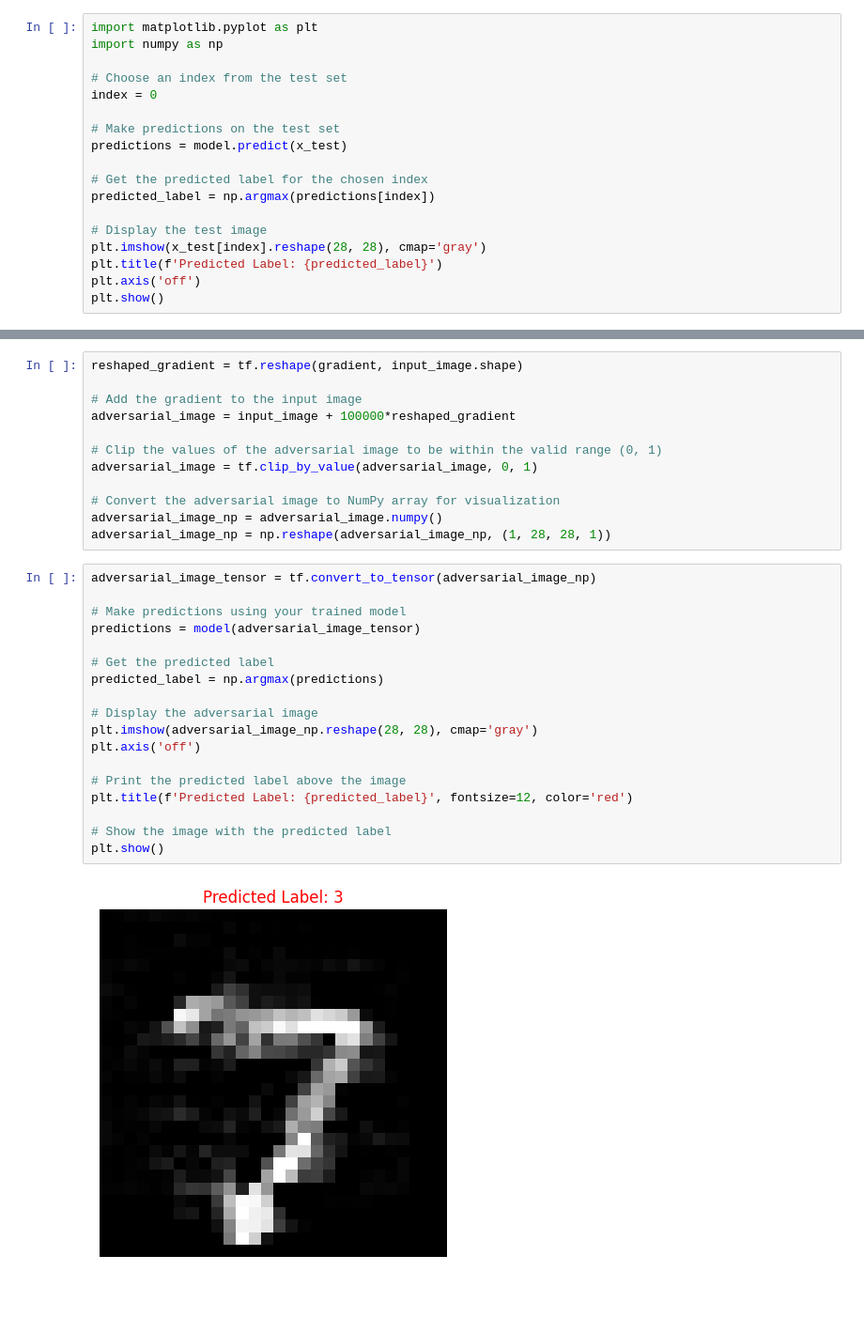
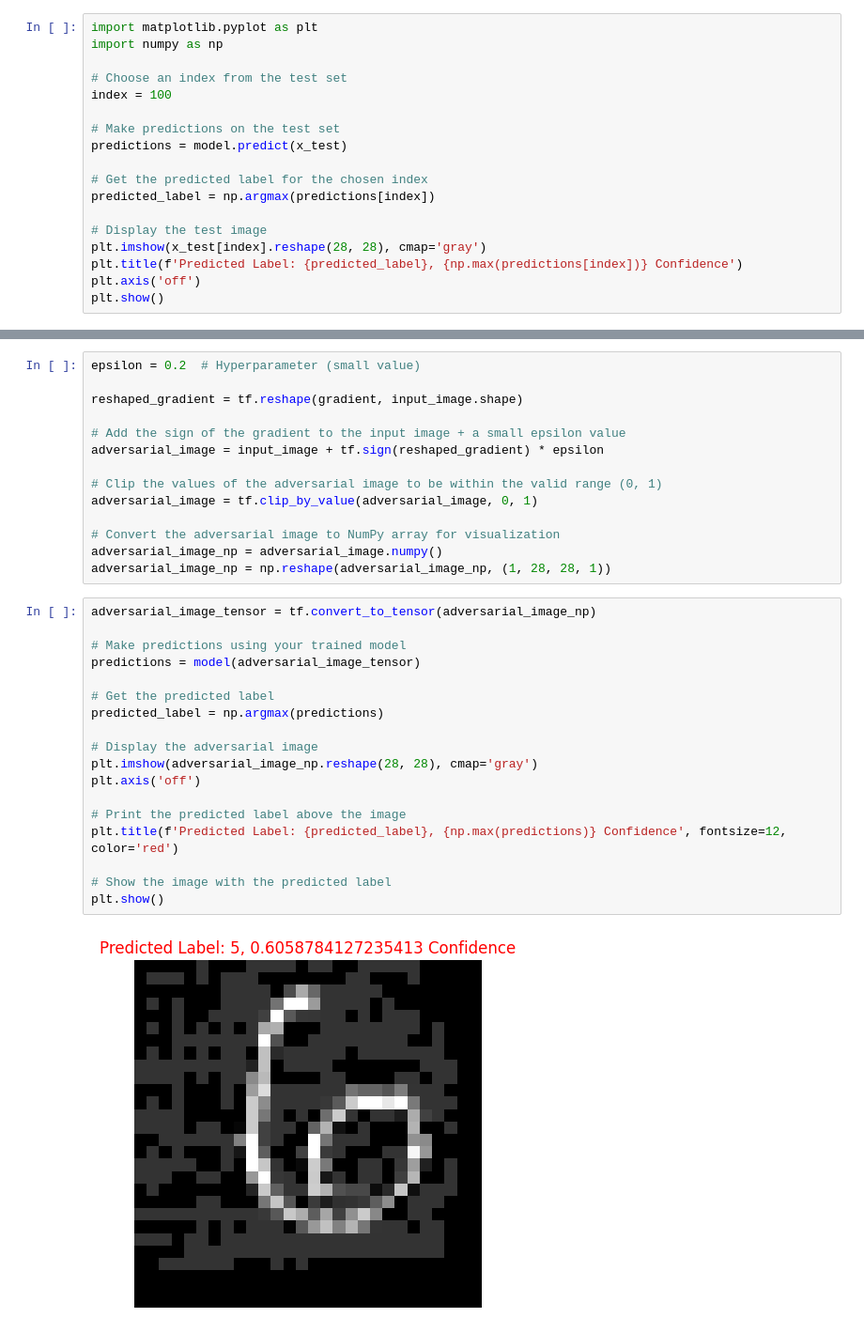
Before and after one commit to pachyvictor/cnn_project, a Jupyter notebook: project.ipynb, the cells around one changed output, grey strips where cells are left out. Shown: that part at 94% size. Saved outputs shown, nothing was run; the diff lists cells and outputs as text; blank space fills up the shorter version.

```diff
--- a/project.ipynb
+++ b/project.ipynb
@@ -51,7 +51,7 @@ import matplotlib.pyplot as plt
 import numpy as np
 
 # Choose an index from the test set
-index = 0
+index = 100
 
 # Make predictions on the test set
 predictions = model.predict(x_test)
@@ -61,7 +61,7 @@ predicted_label = np.argmax(predictions[index])
 
 # Display the test image
 plt.imshow(x_test[index].reshape(28, 28), cmap='gray')
-plt.title(f'Predicted Label: {predicted_label}')
+plt.title(f'Predicted Label: {predicted_label}, {np.max(predictions[index])} Confidence')
 plt.axis('off')
 plt.show()
 # %% [output]
@@ -117,8 +116,10 @@ plt.show()
 # %%
+epsilon = 0.2  # Hyperparameter (small value)
+
 reshaped_gradient = tf.reshape(gradient, input_image.shape)
 
-# Add the gradient to the input image
-adversarial_image = input_image + 100000*reshaped_gradient
+# Add the sign of the gradient to the input image + a small epsilon value
+adversarial_image = input_image + tf.sign(reshaped_gradient) * epsilon
 
 # Clip the values of the adversarial image to be within the valid range (0, 1)
 adversarial_image = tf.clip_by_value(adversarial_image, 0, 1)
@@ -129,20 +130,20 @@ adversarial_image_np = np.reshape(adversarial_image_np, (1, 28, 28, 1))
 # %%
 adversarial_image_tensor = tf.convert_to_tensor(adversarial_image_np)
 
 # Make predictions using your trained model
 predictions = model(adversarial_image_tensor)
 
 # Get the predicted label
 predicted_label = np.argmax(predictions)
 
 # Display the adversarial image
 plt.imshow(adversarial_image_np.reshape(28, 28), cmap='gray')
 plt.axis('off')
 
 # Print the predicted label above the image
-plt.title(f'Predicted Label: {predicted_label}', fontsize=12, color='red')
+plt.title(f'Predicted Label: {predicted_label}, {np.max(predictions)} Confidence', fontsize=12, color='red')
 
 # Show the image with the predicted label
 plt.show()
 # %% [output]
-[figure, old version]
+[figure, new version]
```
Also changed, not shown: parts of 4 cells of this notebook.
